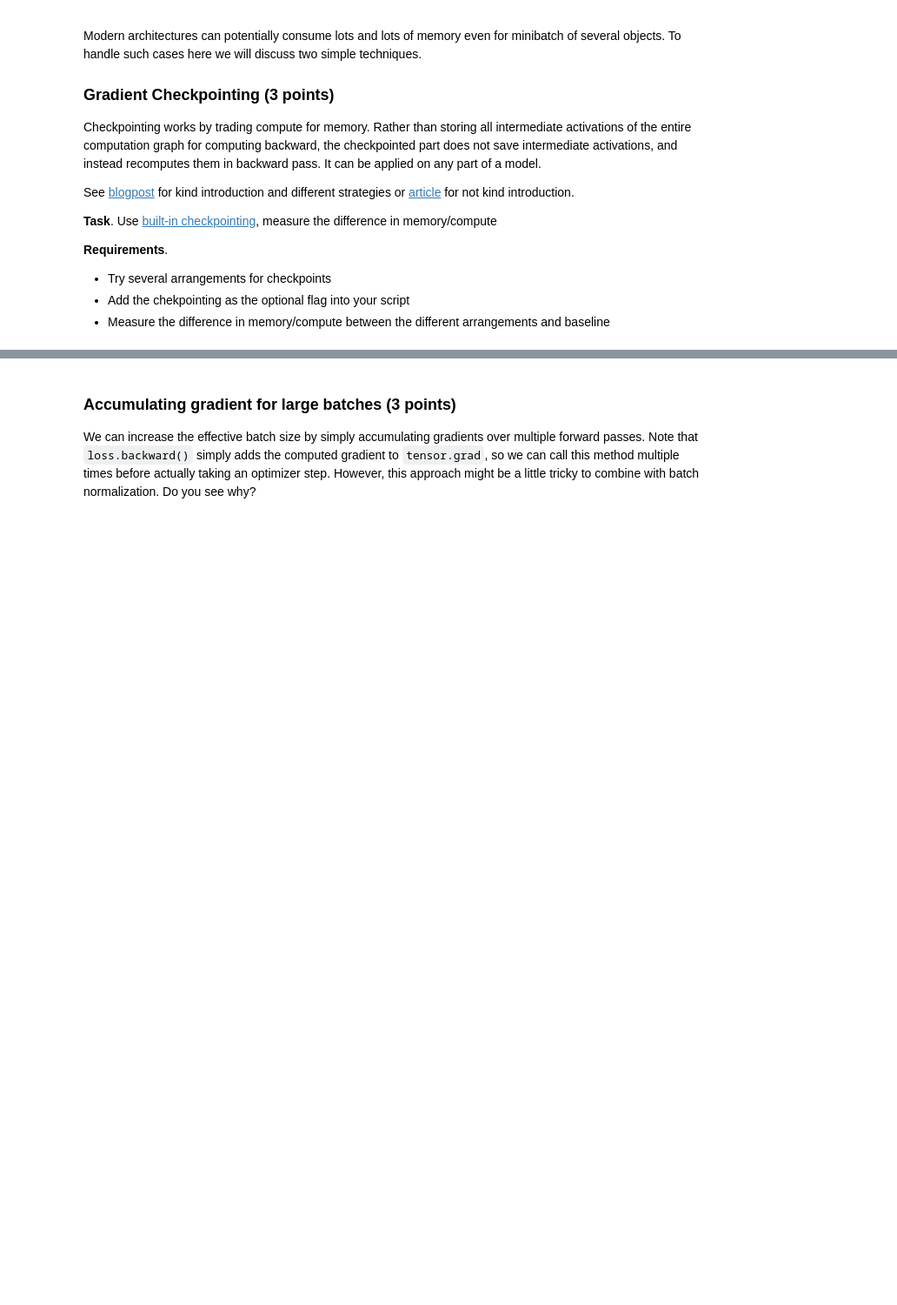
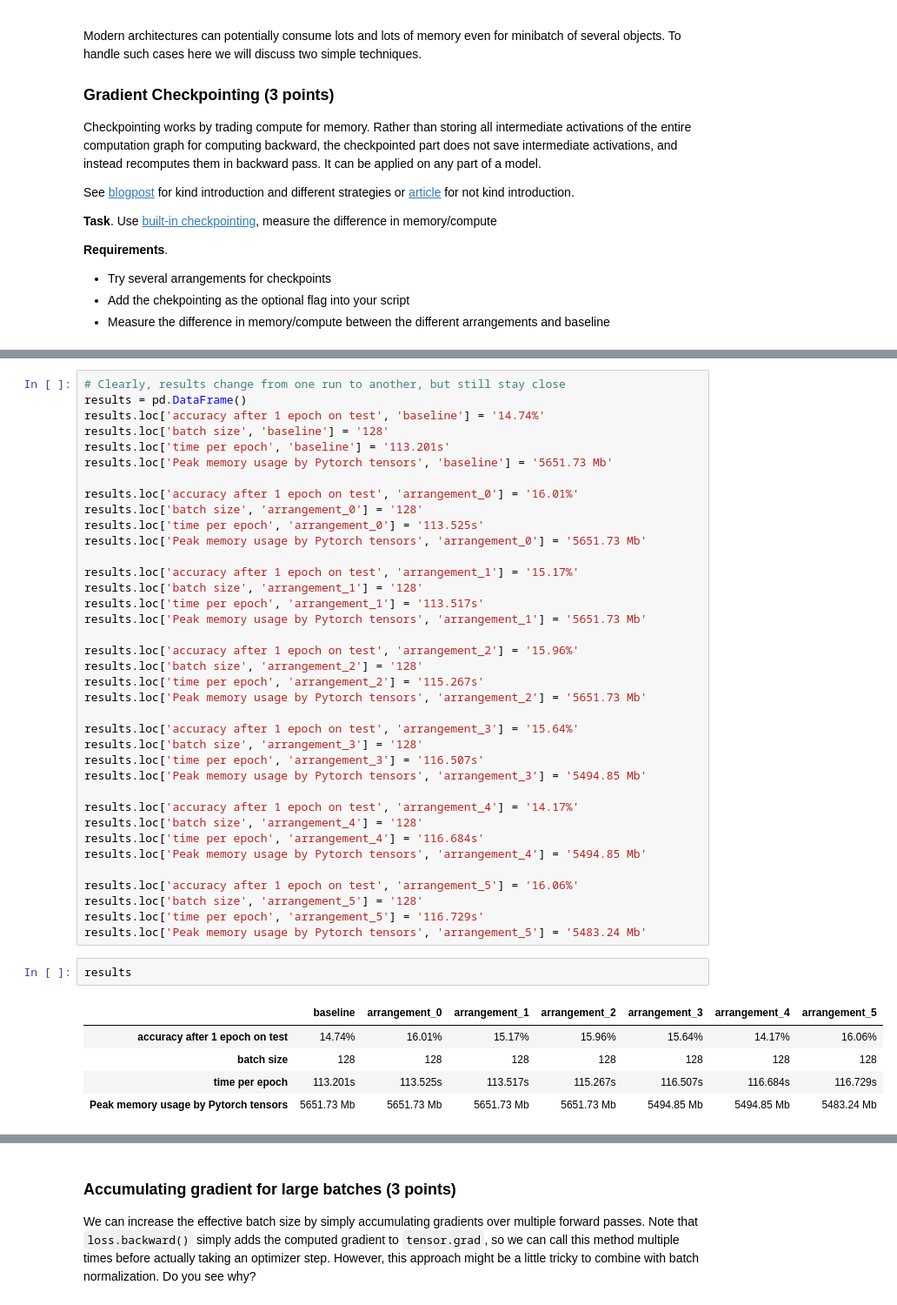
Before and after one commit to olegpolivin/Practical_DL, a Jupyter notebook: homework02/homework_advanced.ipynb, the cells around one changed output, grey strips where cells are left out. Shown at 87% size. Cells and saved outputs as stored; diff of their text form; blank space fills up the shorter version.

```diff
--- a/homework02/homework_advanced.ipynb
+++ b/homework02/homework_advanced.ipynb
@@ -97,0 +199,45 @@ See [blogpost](https://medium.com/tensorflow/fitting-larger-networks-into-memory
+# %%
+# Clearly, results change from one run to another, but still stay close
+results = pd.DataFrame()
+results.loc['accuracy after 1 epoch on test', 'baseline'] = '14.74%'
+results.loc['batch size', 'baseline'] = '128'
+results.loc['time per epoch', 'baseline'] = '113.201s'
+results.loc['Peak memory usage by Pytorch tensors', 'baseline'] = '5651.73 Mb'
+
+results.loc['accuracy after 1 epoch on test', 'arrangement_0'] = '16.01%'
+results.loc['batch size', 'arrangement_0'] = '128'
+results.loc['time per epoch', 'arrangement_0'] = '113.525s'
+results.loc['Peak memory usage by Pytorch tensors', 'arrangement_0'] = '5651.73 Mb'
+
+results.loc['accuracy after 1 epoch on test', 'arrangement_1'] = '15.17%'
+results.loc['batch size', 'arrangement_1'] = '128'
+results.loc['time per epoch', 'arrangement_1'] = '113.517s'
+results.loc['Peak memory usage by Pytorch tensors', 'arrangement_1'] = '5651.73 Mb'
+
+results.loc['accuracy after 1 epoch on test', 'arrangement_2'] = '15.96%'
+results.loc['batch size', 'arrangement_2'] = '128'
+results.loc['time per epoch', 'arrangement_2'] = '115.267s'
+results.loc['Peak memory usage by Pytorch tensors', 'arrangement_2'] = '5651.73 Mb'
+
+results.loc['accuracy after 1 epoch on test', 'arrangement_3'] = '15.64%'
+results.loc['batch size', 'arrangement_3'] = '128'
+results.loc['time per epoch', 'arrangement_3'] = '116.507s'
+results.loc['Peak memory usage by Pytorch tensors', 'arrangement_3'] = '5494.85 Mb'
+
+results.loc['accuracy after 1 epoch on test', 'arrangement_4'] = '14.17%'
+results.loc['batch size', 'arrangement_4'] = '128'
+results.loc['time per epoch', 'arrangement_4'] = '116.684s'
+results.loc['Peak memory usage by Pytorch tensors', 'arrangement_4'] = '5494.85 Mb'
+
+results.loc['accuracy after 1 epoch on test', 'arrangement_5'] = '16.06%'
+results.loc['batch size', 'arrangement_5'] = '128'
+results.loc['time per epoch', 'arrangement_5'] = '116.729s'
+results.loc['Peak memory usage by Pytorch tensors', 'arrangement_5'] = '5483.24 Mb'
+# %%
+results
+# %% [output]
+|  | baseline | arrangement_0 | arrangement_1 | arrangement_2 | arrangement_3 | arrangement_4 | arrangement_5 |
+| accuracy after 1 epoch on test | 14.74% | 16.01% | 15.17% | 15.96% | 15.64% | 14.17% | 16.06% |
+| batch size | 128 | 128 | 128 | 128 | 128 | 128 | 128 |
+| time per epoch | 113.201s | 113.525s | 113.517s | 115.267s | 116.507s | 116.684s | 116.729s |
+| Peak memory usage by Pytorch tensors | 5651.73 Mb | 5651.73 Mb | 5651.73 Mb | 5651.73 Mb | 5494.85 Mb | 5494.85 Mb | 5483.24 Mb |
```
Also changed, not shown: parts of 40 cells of this notebook, 2 other files.
